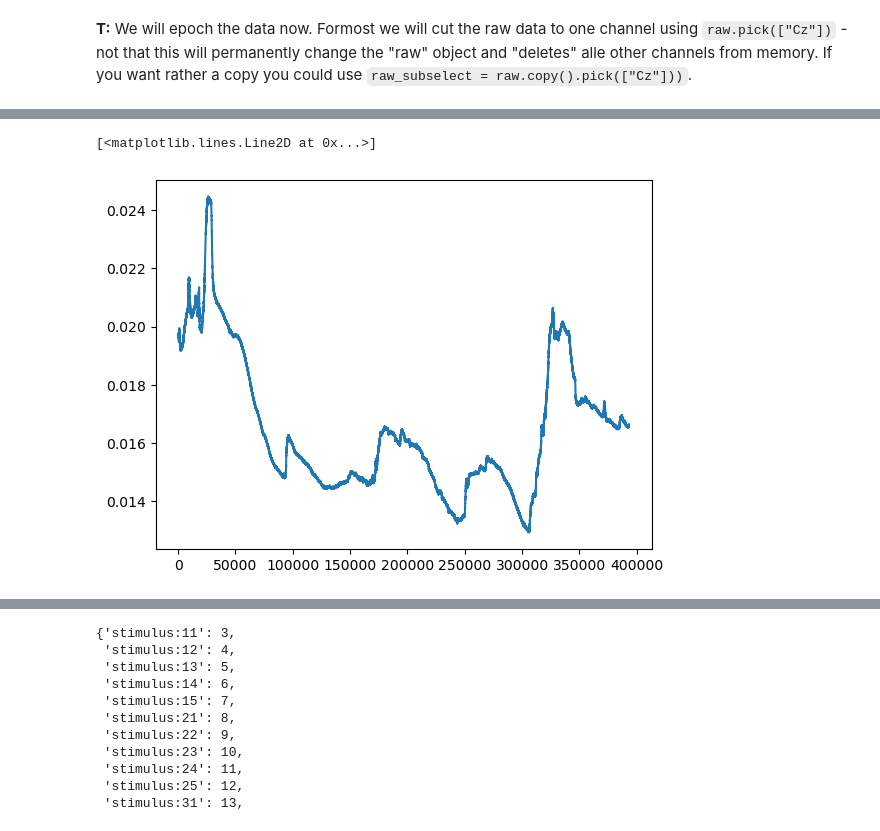
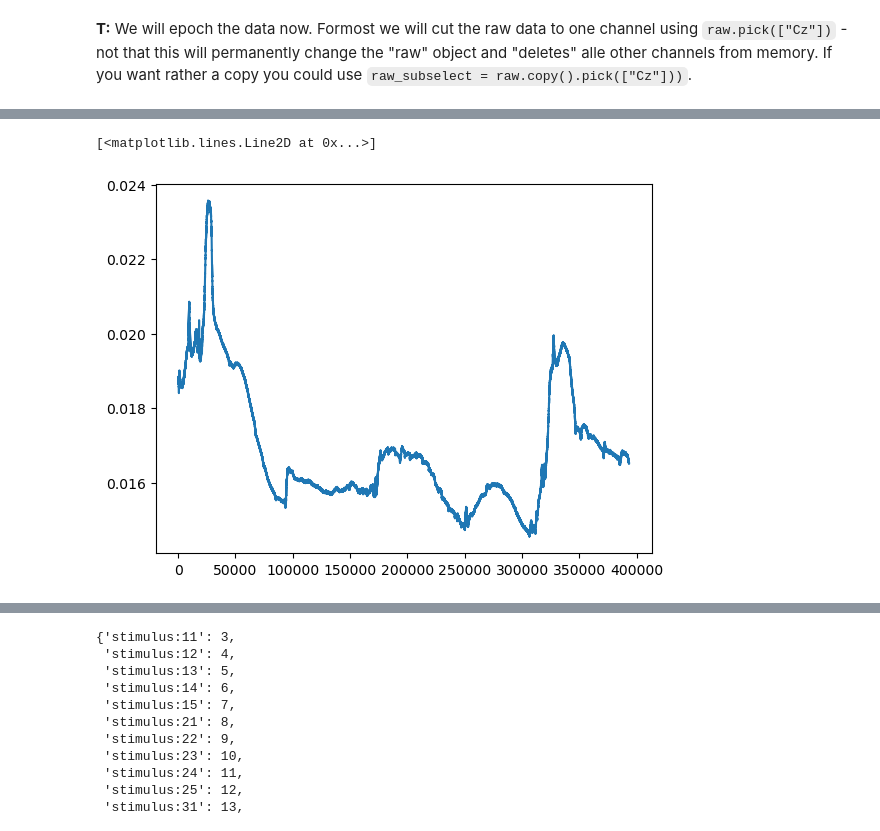
Before and after one commit to s-ccs/course_EEG, a Jupyter notebook: exercises/solutions/ex1_overview.ipynb, the cells around one changed output, grey strips where cells are left out. Saved outputs shown, nothing was run; the diff lists cells and outputs as text; code cells hidden in the pictures.

```diff
--- a/exercises/solutions/ex1_overview.ipynb
+++ b/exercises/solutions/ex1_overview.ipynb
@@ -115,6 +80,6 @@ raw.info
 # %%
-raw.pick(["Cz"])
+raw.pick(["Oz"])
 plt.plot(raw[:,:][0].T)
 # %% [output]
 [<matplotlib.lines.Line2D at 0x...>]
-[figure, old version]
+[figure, new version]
```
Also changed, not shown: parts of 10 cells of this notebook, 4 other files.
